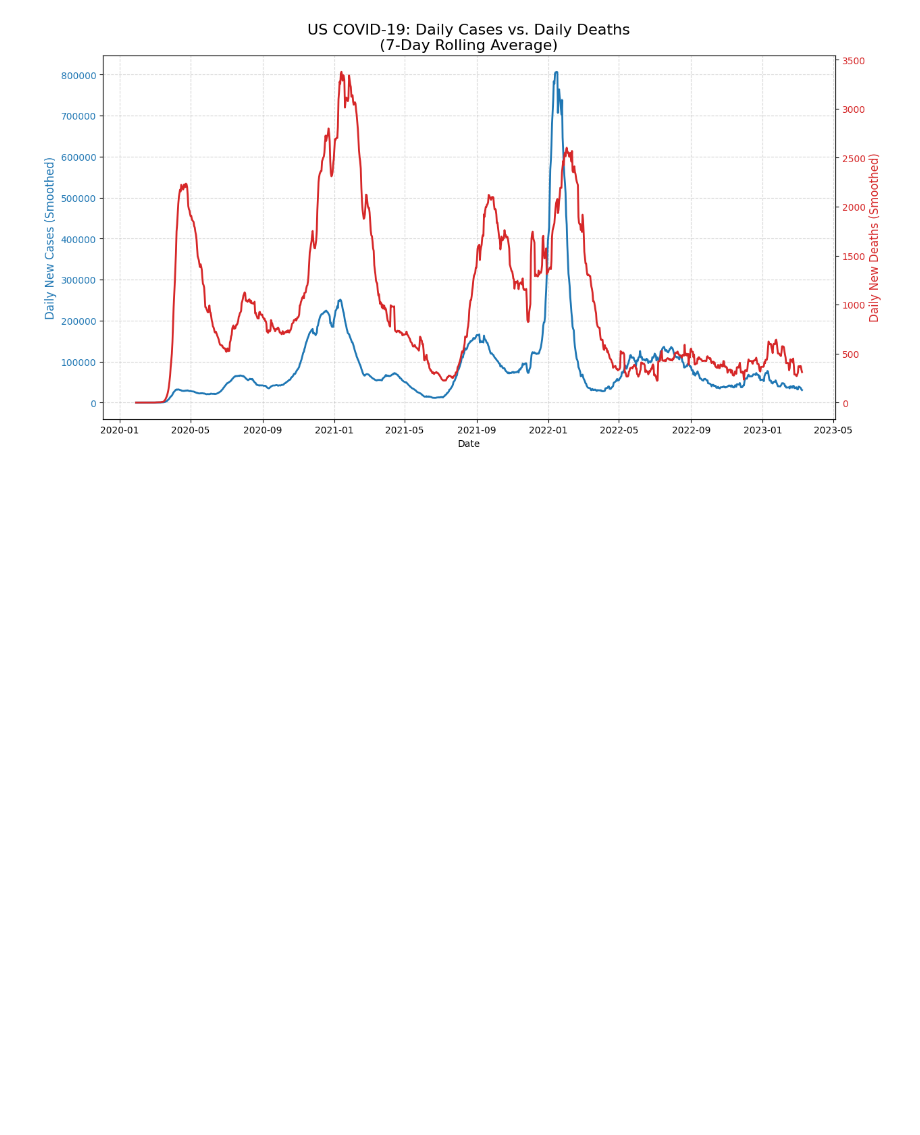
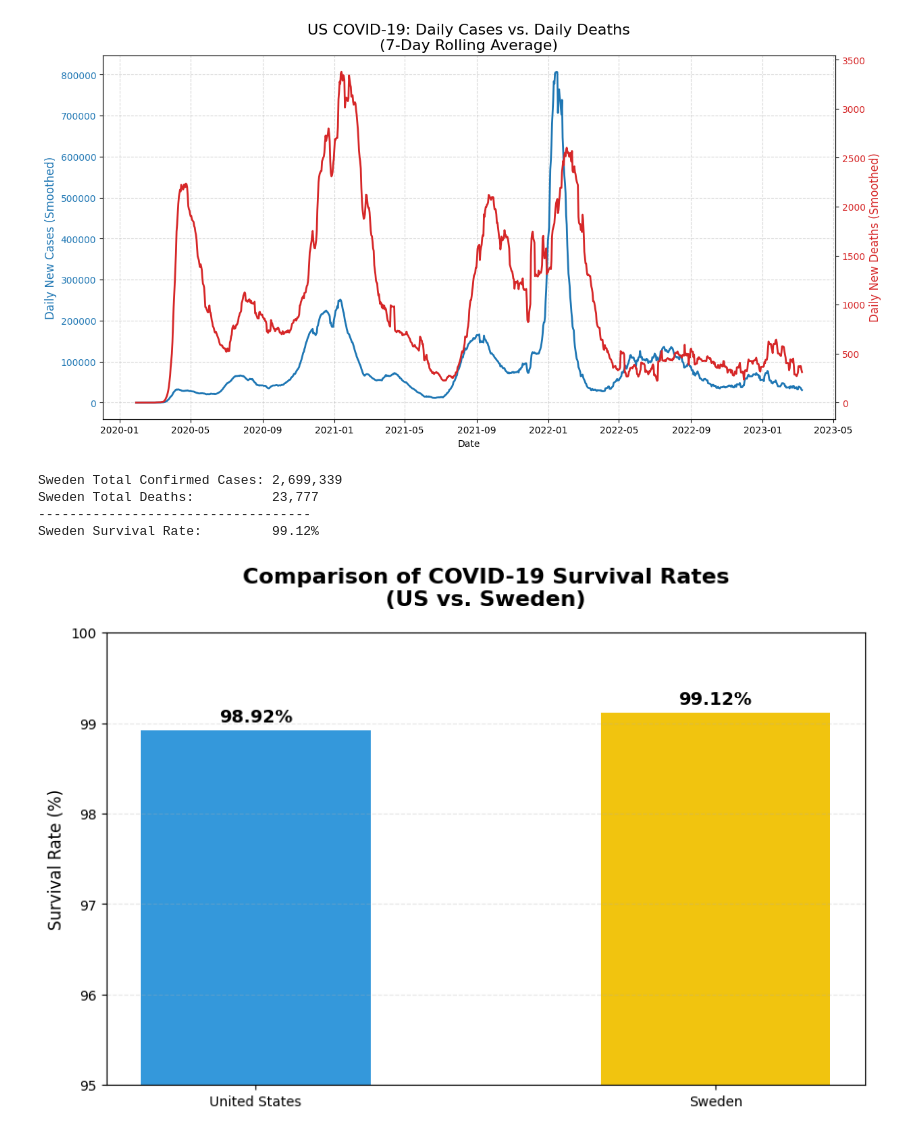
Before and after one commit to ZacharyScheer16/Beginner-Python-Projects, a Jupyter notebook: PersonalProjects/Covid19Project/Covid19.ipynb, the cells around one changed output. Cells and saved outputs as stored; diff of their text form; code cells hidden in the pictures; blank space fills up the shorter version.

Commit message:
Sweden stats for covidCovid and Day 14

```diff
--- a/PersonalProjects/Covid19Project/Covid19.ipynb
+++ b/PersonalProjects/Covid19Project/Covid19.ipynb
@@ -204,3 +204,71 @@ ax1.grid(True, linestyle='--', alpha=0.5)
 plt.show()
 # %% [output]
 [figure]
+# %%
+import pandas as pd
+
+'''
+This is a great analytical move. Comparing the US to Sweden is particularly interesting for your argument. Sweden was famous for having fewer lockdowns and a different social approach, so comparing their "Survival Rate" to the US helps determine if the risk was truly universal or based on policy.
+'''
+
+sweden_data = df_raw.loc[df_raw['Country/Region'] == 'Sweden']
+
+# 1. Sum up all rows for Sweden (to get the national total)
+# We start from column 4 because that's where the date columns begin
+sweden_cases = sweden_data.iloc[:, 4:].sum()
+
+# 2. Do the same for the Deaths dataframe
+# (Make sure deaths_df or df_deaths_raw is defined in a previous cell)
+sweden_deaths_data = df_deaths_raw.loc[df_deaths_raw['Country/Region'] == 'Sweden']
+sweden_deaths = sweden_deaths_data.iloc[:, 4:].sum()
+
+# 3. Calculate the Sweden Case Fatality Rate (CFR)
+sweden_death_rate = (sweden_deaths / sweden_cases) * 100
+
+# 4. Find the final Survival Rate
+# .iloc[-1] gets the very last date in the dataset
+final_swe_death_val = sweden_death_rate.iloc[-1]
+final_swe_survival_rate = 100 - final_swe_death_val
+
+# 5. Output the results
+print(f"Sweden Total Confirmed Cases: {sweden_cases.iloc[-1]:,.0f}")
+print(f"Sweden Total Deaths:          {sweden_deaths.iloc[-1]:,.0f}")
+print("-" * 35)
+print(f"Sweden Survival Rate:         {final_swe_survival_rate:.2f}%")
+# %% [output]
+Sweden Total Confirmed Cases: 2,699,339
+Sweden Total Deaths:          23,777
+-----------------------------------
+Sweden Survival Rate:         99.12%
+# %%
+import  matplotlib.pyplot as plt
+
+# 1. Prepare the data
+# We are using the variables calculated in your previous steps
+
+labels = ['United States', 'Sweden']
+survival_values_SW_V_USA = [final_survival_rate , final_swe_survival_rate]
+colors = ['#3498db', '#f1c40f'] # Blue for US, Yellow/Gold for Sweden
+
+# 2. Create the figure
+plt.figure(figsize=(10, 6))
+bars = plt.bar(labels, survival_values_SW_V_USA, color=colors, width=0.5)
+
+# 3. THE TRICK: Zoom in on the 95% - 100% range
+# This makes the small differences visible to the eye
+plt.ylim(95, 100)
+
+# 4. Add details and styling
+plt.title('Comparison of COVID-19 Survival Rates\n(US vs. Sweden)', fontsize=16, fontweight='bold', pad=20)
+plt.ylabel('Survival Rate (%)', fontsize=12)
+plt.grid(axis='y', linestyle='--', alpha=0.3)
+
+# 5. Add the exact percentage labels on top of each bar
+for bar in bars:
+    yval = bar.get_height()
+    plt.text(bar.get_x() + bar.get_width()/2, yval + 0.05, f'{yval:.2f}%',
+             ha='center', va='bottom', fontsize=13, fontweight='bold')
+
+plt.show()
+# %% [output]
+[figure, added]
```
Also changed, not shown: 1 other file.
